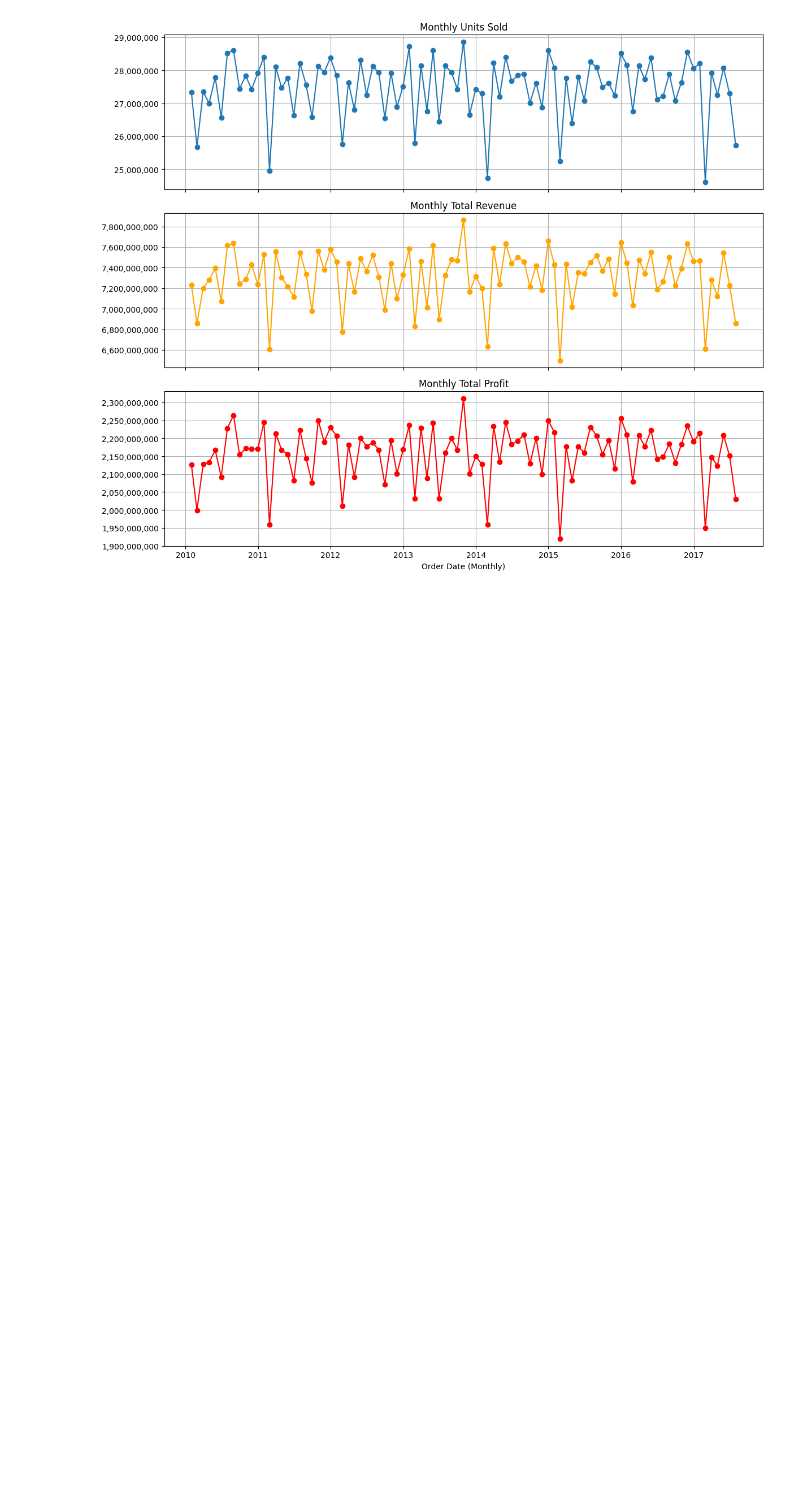
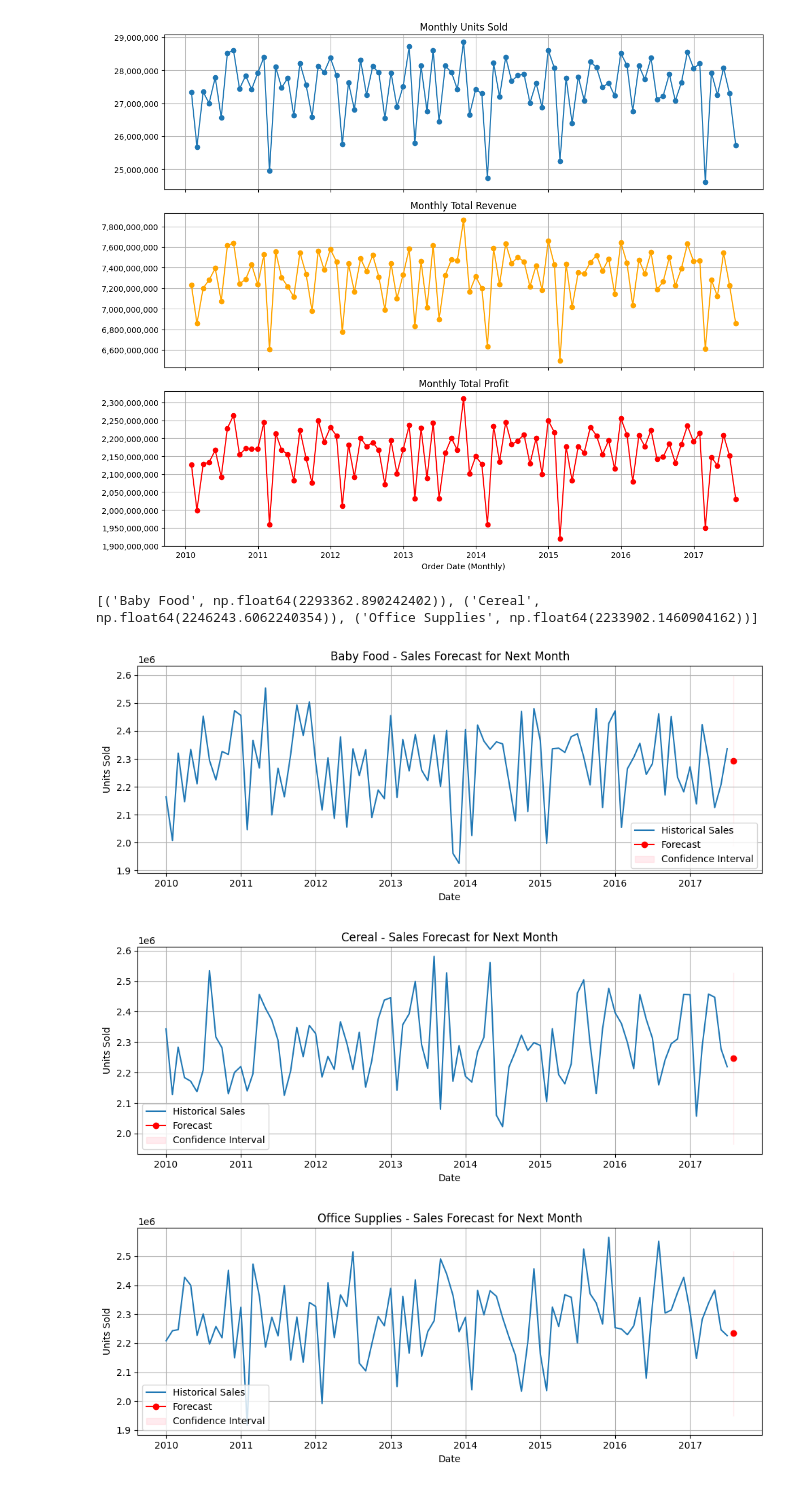
Before and after one commit to sandroescobar/AI_ClassProject, a Jupyter notebook: arimaPractice.ipynb, the cells around one changed output. Drawn from its saved outputs; the diff is of its cells as text; code cells hidden in the pictures; blank space fills up the shorter version.

```diff
--- a/arimaPractice.ipynb
+++ b/arimaPractice.ipynb
@@ -134,3 +134,71 @@ Data columns (total 13 columns):
 [figure]
 [figure]
 [figure]
+# %%
+# Load the sales data from the uploaded CSV
+file_path = "arima_sales.csv"
+sales_data = pd.read_csv(file_path)
+
+# Display the first few rows and column names to understand the structure
+sales_data.head(), sales_data.columns
+
+import numpy as np
+from statsmodels.tsa.arima.model import ARIMA
+from datetime import datetime
+import warnings
+
+warnings.filterwarnings("ignore")
+
+# Convert Order Date to datetime
+sales_data['Order Date'] = pd.to_datetime(sales_data['Order Date'])
+
+# Aggregate monthly units sold per item type
+sales_data['YearMonth'] = sales_data['Order Date'].dt.to_period('M')
+monthly_sales = sales_data.groupby(['Item Type', 'YearMonth'])['Units Sold'].sum().unstack(level=0).fillna(0)
+
+# Forecast next month's sales using ARIMA for each item type
+forecast_results = {}
+for item in monthly_sales.columns:
+    series = monthly_sales[item]
+    try:
+        model = ARIMA(series, order=(1,1,1))
+        model_fit = model.fit()
+        forecast = model_fit.forecast(steps=1)
+        forecast_results[item] = forecast.iloc[0]
+    except:
+        continue  # skip items that fail to model
+
+# Sort items by forecasted value and get top 3
+top_items = sorted(forecast_results.items(), key=lambda x: x[1], reverse=True)[:3]
+
+print (top_items)
+
+for item, forecast in top_items:
+    series = monthly_sales[item]
+    model = ARIMA(series, order=(1, 1, 1))
+    model_fit = model.fit()
+    pred = model_fit.get_forecast(steps=1)
+    pred_ci = pred.conf_int()
+
+    # Prepare plot
+    plt.figure(figsize=(10, 4))
+    plt.plot(series.index.to_timestamp(), series, label='Historical Sales')
+    plt.plot([series.index[-1].to_timestamp() + pd.offsets.MonthBegin()],
+             [forecast], marker='o', label='Forecast', color='red')
+    plt.fill_between([series.index[-1].to_timestamp() + pd.offsets.MonthBegin()],
+                     pred_ci.iloc[:, 0],
+                     pred_ci.iloc[:, 1],
+                     color='pink', alpha=0.3, label='Confidence Interval')
+
+    plt.title(f"{item} - Sales Forecast for Next Month")
+    plt.xlabel("Date")
+    plt.ylabel("Units Sold")
+    plt.legend()
+    plt.grid(True)
+    plt.tight_layout()
+    plt.show()
+# %% [output]
+[('Baby Food', np.float64(2293362.890242402)), ('Cereal', np.float64(2246243.6062240354)), ('Office Supplies', np.float64(2233902.1460904162))]
+[figure, added]
+[figure, added]
+[figure, added]
```
Also changed, not shown: parts of 1 cell of this notebook, 1 other file.
